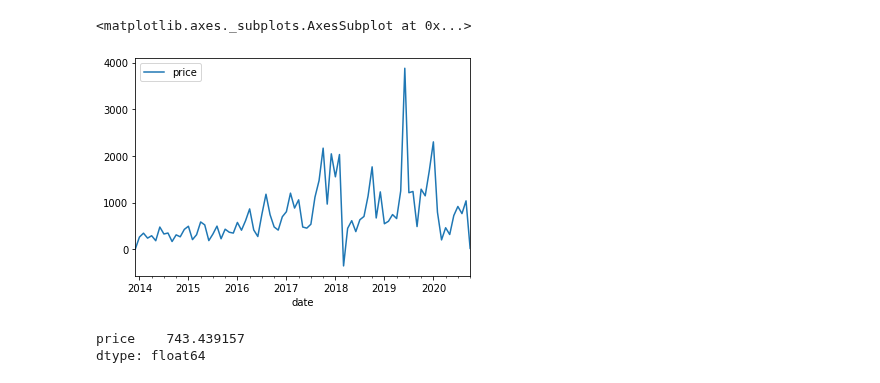
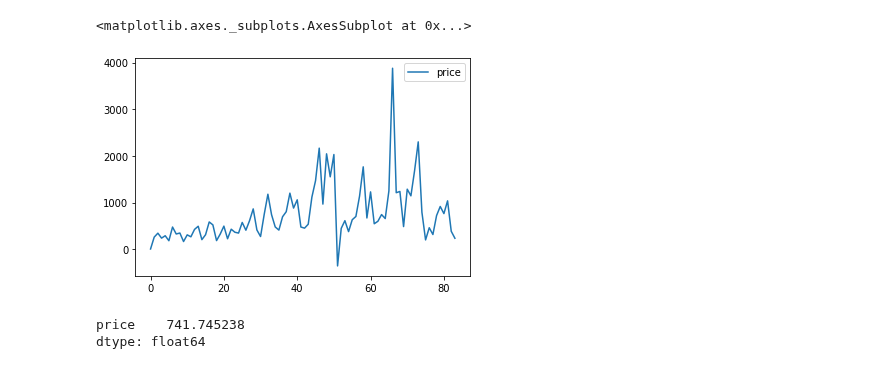
Before and after one commit to geezerbriefs/xpspython, a Jupyter notebook: personal/finance/cc/plot cc histories.ipynb, the cells around one changed output. Drawn from its saved outputs; the diff is of its cells as text; code cells hidden in the pictures.

```diff
--- a/personal/finance/cc/plot cc histories.ipynb
+++ b/personal/finance/cc/plot cc histories.ipynb
@@ -37,4 +37,4 @@ def drop_autopay (hist):
     return hist
 # %%
 path = "C:/Users/geeze/Documents/finances/cc/cc_mstr_hist.xlsx"
-hist = open_hist(path, 'cc_hist_tidy')
+hist = open_hist(path, 'cc_hist_monthly')
@@ -56,10 +41,10 @@ writer.close()
 # %%
-monthly.plot(y='price')
+hist.plot(y='price')
 # %% [output]
 <matplotlib.axes._subplots.AxesSubplot at 0x...>
-[figure, old version]
+[figure, new version]
 # %%
-monthly.mean()
+hist.mean()
 # %% [output]
-price    743.439157
+price    741.745238
 dtype: float64
```
Also changed, not shown: parts of 3 cells of this notebook, 4 other files.
